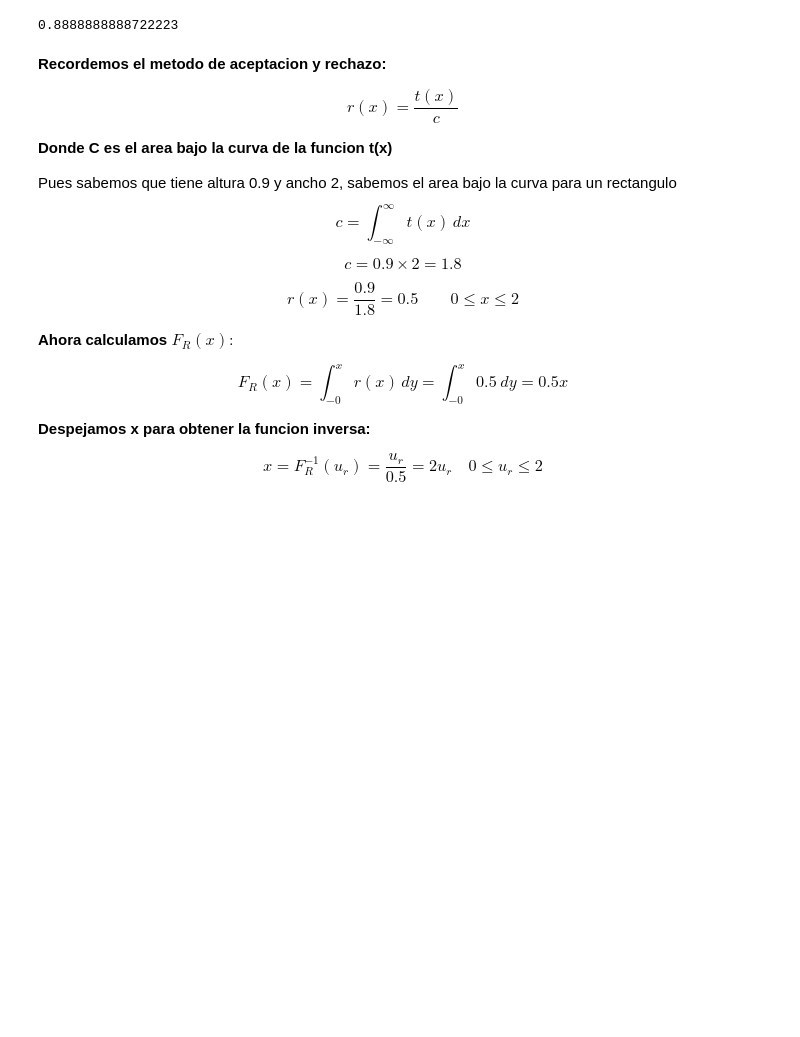
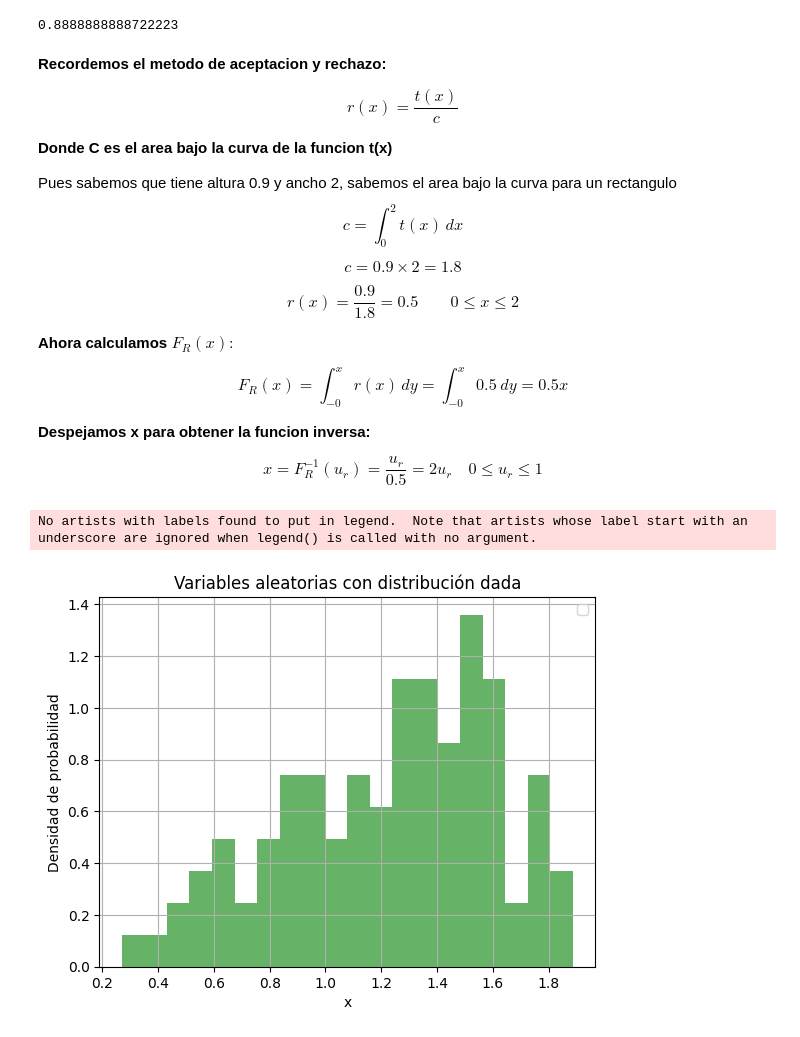
Before and after one commit to juankquintana/Simulacion-Python, a Jupyter notebook: Semana 5/Caso5.ipynb, the cells around one changed output. Drawn from its saved outputs; the diff is of its cells as text; code cells hidden in the pictures; blank space fills up the shorter version.

```diff
--- a/Semana 5/Caso5.ipynb
+++ b/Semana 5/Caso5.ipynb
@@ -121,7 +114,7 @@ $$ r(x) = \frac{t(x)}{c} $$
 
 
   Pues sabemos que tiene altura 0.9 y ancho 2, sabemos el area bajo la curva para un rectangulo
-$$ c = \int_{-\infty}^{\infty} t(x) \, dx $$
+$$ c = \int_{0}^{2} t(x) \, dx $$
 
 $$ c= 0.9 \times 2 = 1.8$$
 
@@ -141,8 +134,47 @@ $$ F_R(x) = \int_{-0}^{x} r(x) \, dy = \int_{-0}^{x} 0.5 \ dy = 0.5x $$
 
   **Despejamos x para obtener la funcion inversa:**
 
-$$ x = F_R^{-1}(u_r) = \frac{u_r}{0.5} = 2u_r \quad 0 \leq u_r \leq 2$$
+$$ x = F_R^{-1}(u_r) = \frac{u_r}{0.5} = 2u_r \quad 0 \leq u_r \leq 1$$
-# %%
-def aceptacion_rechazo(x):
-    #Generar X ~ U[0,1]
-    U = np.random.uniform(0,1)
+# %%
+def aceptacion_rechazo():
+    x_generadas = []
+
+    while len(x_generadas) < 100:
+        # Generar U ~ U[0,1] para la propuesta
+        u_r = np.random.uniform(0, 1)
+        x = 2 * u_r
+
+        # Calcular la probabilidad de aceptación
+        p_fx = funcion_fx(x)
+        p_aceptar = p_fx / 0.9
+
+        # Generar U ~ U[0,1] para la aceptación
+        u_x = np.random.uniform(0, 1)
+
+        if u_x <= p_aceptar:
+            x_generadas.append(x)
+
+        else:
+            continue
+
+    return x_generadas
+# %%
+resultados=aceptacion_rechazo()
+
+# Histograma de las variables generadas
+plt.hist(resultados, bins=20, density=True, alpha=0.6, color='g')
+
+# Graficar la distribución teórica
+x = np.linspace(0, 0.3, 1000)
+
+
+
+plt.xlabel('x')
+plt.ylabel('Densidad de probabilidad')
+plt.title('Variables aleatorias con distribución dada')
+plt.legend()
+plt.grid(True)
+plt.show()
+# %% [output]
+No artists with labels found to put in legend.  Note that artists whose label start with an underscore are ignored when legend() is called with no argument.
+[figure, added]
```
Also changed, not shown: parts of 8 cells of this notebook, 1 other file.
